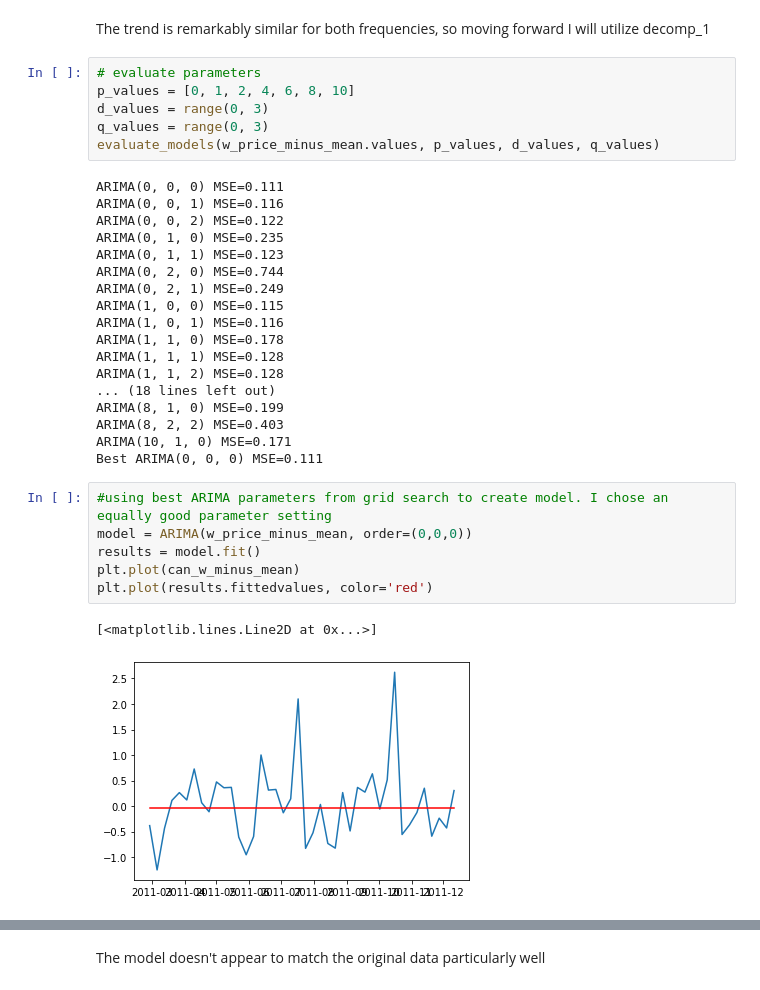
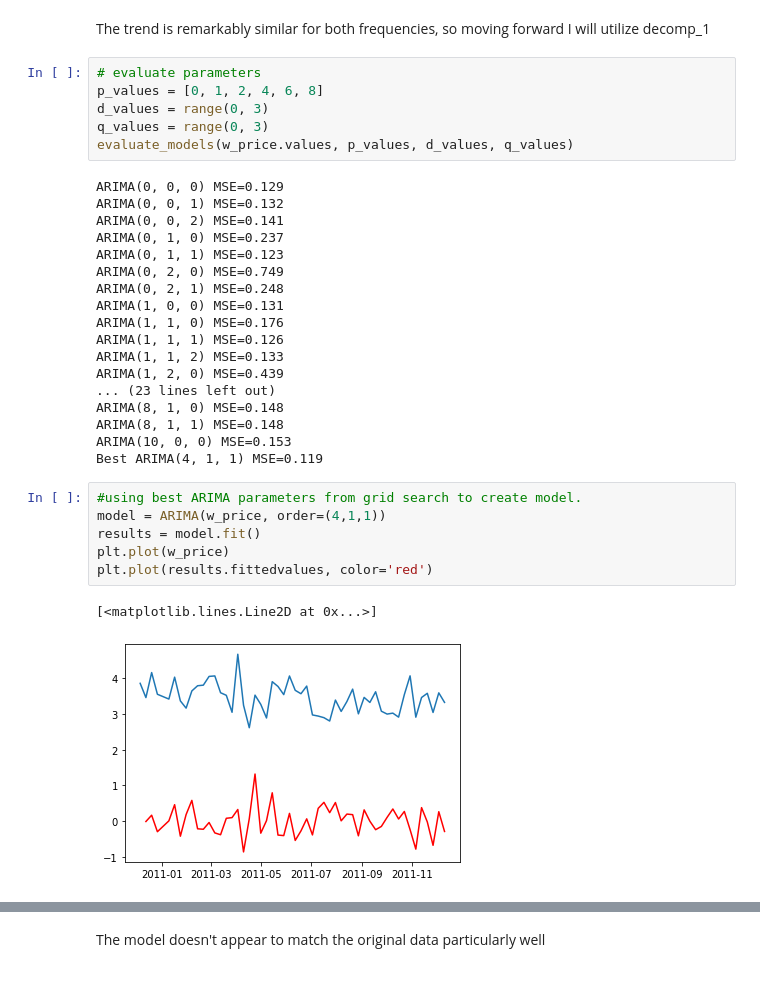
Before and after one commit to bhan-ds/Springboard-Capstone2, a Jupyter notebook: Capstone 2.ipynb, the cells around one changed output, grey strips where cells are left out. Saved outputs shown, nothing was run; the diff lists cells and outputs as text.

```diff
--- a/Capstone 2.ipynb
+++ b/Capstone 2.ipynb
@@ -1461,34 +1379,34 @@ plt.show()
 The trend is remarkably similar for both frequencies, so moving forward I will utilize decomp_1
 # %%
 # evaluate parameters
-p_values = [0, 1, 2, 4, 6, 8, 10]
+p_values = [0, 1, 2, 4, 6, 8]
 d_values = range(0, 3)
 q_values = range(0, 3)
-evaluate_models(w_price_minus_mean.values, p_values, d_values, q_values)
+evaluate_models(w_price.values, p_values, d_values, q_values)
 # %% [output]
-ARIMA(0, 0, 0) MSE=0.111
-ARIMA(0, 0, 1) MSE=0.116
-ARIMA(0, 0, 2) MSE=0.122
-ARIMA(0, 1, 0) MSE=0.235
+ARIMA(0, 0, 0) MSE=0.129
+ARIMA(0, 0, 1) MSE=0.132
+ARIMA(0, 0, 2) MSE=0.141
+ARIMA(0, 1, 0) MSE=0.237
 ARIMA(0, 1, 1) MSE=0.123
-ARIMA(0, 2, 0) MSE=0.744
-ARIMA(0, 2, 1) MSE=0.249
-ARIMA(1, 0, 0) MSE=0.115
-ARIMA(1, 0, 1) MSE=0.116
-ARIMA(1, 1, 0) MSE=0.178
-ARIMA(1, 1, 1) MSE=0.128
-ARIMA(1, 1, 2) MSE=0.128
-... (18 lines left out)
-ARIMA(8, 1, 0) MSE=0.199
-ARIMA(8, 2, 2) MSE=0.403
-ARIMA(10, 1, 0) MSE=0.171
-Best ARIMA(0, 0, 0) MSE=0.111
+ARIMA(0, 2, 0) MSE=0.749
+ARIMA(0, 2, 1) MSE=0.248
+ARIMA(1, 0, 0) MSE=0.131
+ARIMA(1, 1, 0) MSE=0.176
+ARIMA(1, 1, 1) MSE=0.126
+ARIMA(1, 1, 2) MSE=0.133
+ARIMA(1, 2, 0) MSE=0.439
+... (23 lines left out)
+ARIMA(8, 1, 0) MSE=0.148
+ARIMA(8, 1, 1) MSE=0.148
+ARIMA(10, 0, 0) MSE=0.153
+Best ARIMA(4, 1, 1) MSE=0.119
 # %%
-#using best ARIMA parameters from grid search to create model. I chose an equally good parameter setting
-model = ARIMA(w_price_minus_mean, order=(0,0,0))
+#using best ARIMA parameters from grid search to create model.
+model = ARIMA(w_price, order=(4,1,1))
 results = model.fit()
-plt.plot(can_w_minus_mean)
+plt.plot(w_price)
 plt.plot(results.fittedvalues, color='red')
 # %% [output]
 [<matplotlib.lines.Line2D at 0x...>]
-[figure, old version]
+[figure, new version]
```
Also changed, not shown: parts of 67 cells of this notebook.
